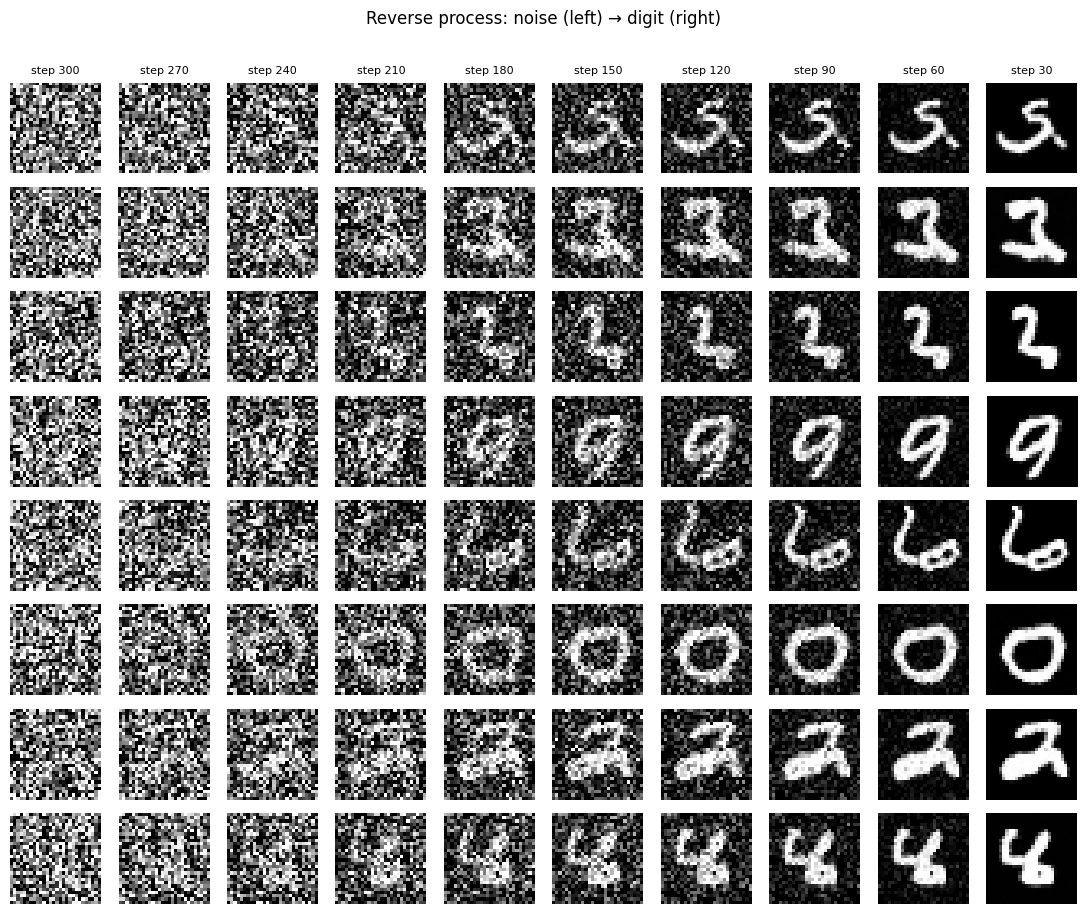
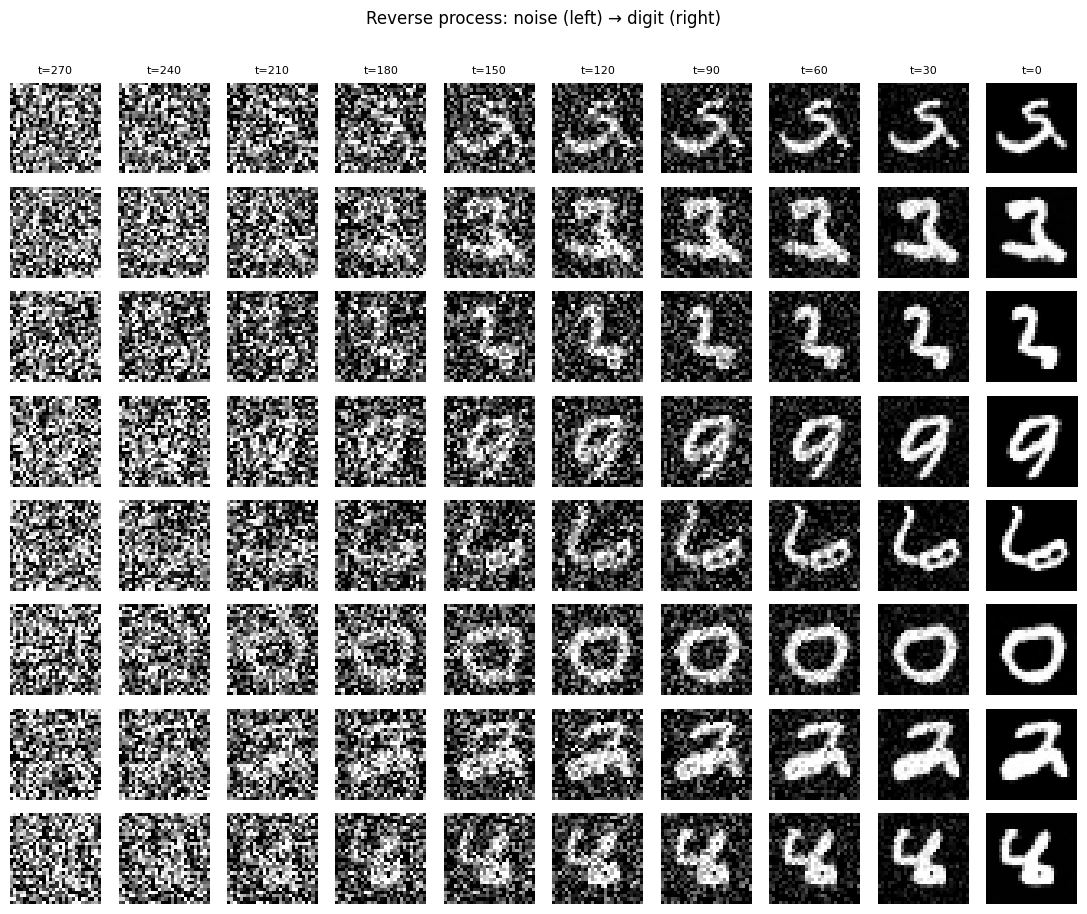
Code edit (unified diff) that turned the first committed figure into the second:
--- before
+++ after
@@ -2,4 +2,5 @@
 # traj holds snapshots every 30 steps, from noisy -> clean
 n_snaps = len(traj)
+snap_ts = [t for t in reversed(range(T)) if t % 30 == 0]  # actual diffusion timestep per snapshot
 fig, axes = plt.subplots(8, n_snaps, figsize=(n_snaps * 1.1, 9))
 for row in range(8):
@@ -8,5 +9,5 @@
         axes[row, col].axis('off')
         if row == 0:
-            axes[row, col].set_title(f'step {T - col*30}', fontsize=8)
+            axes[row, col].set_title(f't={snap_ts[col]}', fontsize=8)
 plt.suptitle('Reverse process: noise (left) → digit (right)', y=1.01)
 plt.tight_layout(); plt.show()

Commit: notebooks: fix data leakage, padding bugs, misleading comparison